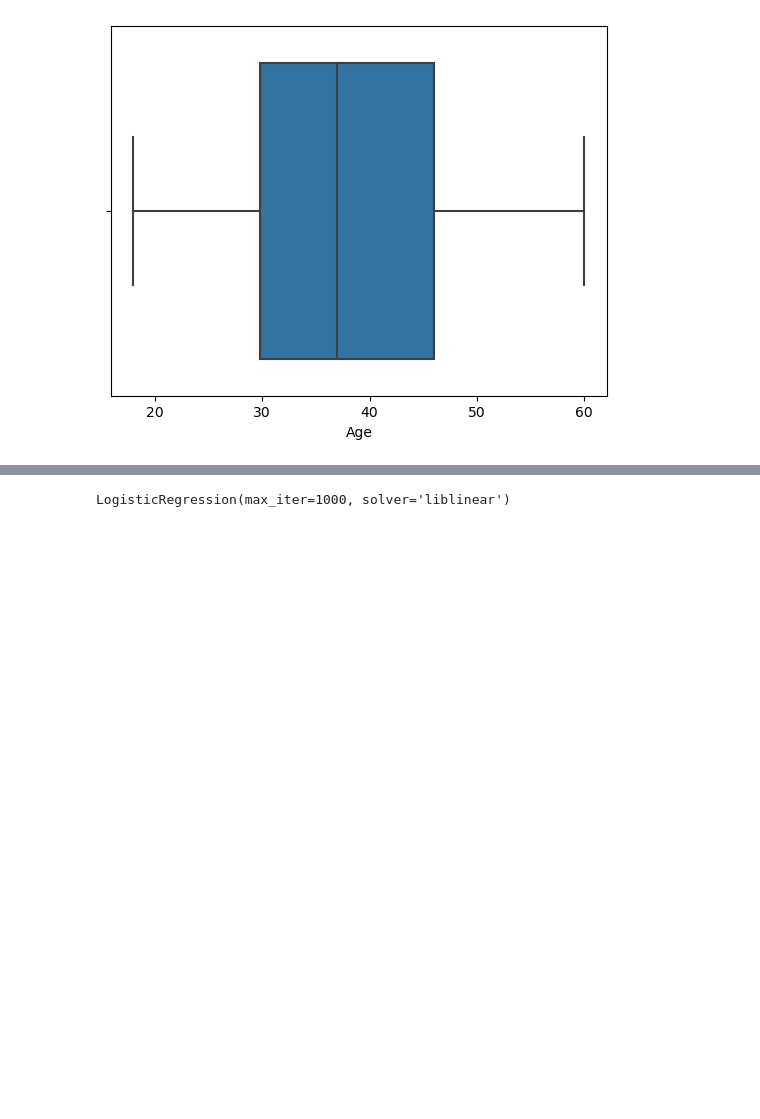
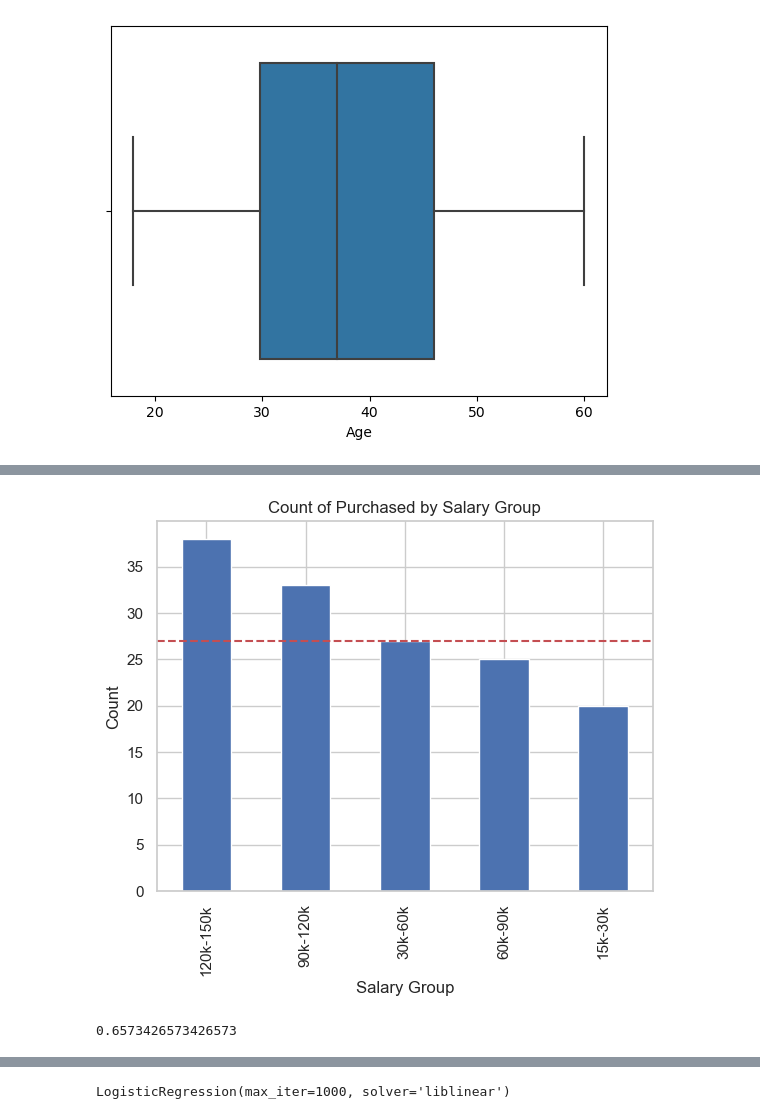
Before and after one commit to ajaysureshcodes/DSA_Assignments, a Jupyter notebook: Ajay Suresh DSA B1 Flask and Deployment.ipynb, the cells around one changed output, grey strips where cells are left out. Saved outputs shown, nothing was run; the diff lists cells and outputs as text; code cells hidden in the pictures; blank space fills up the shorter version.

```diff
--- a/Ajay Suresh DSA B1 Flask and Deployment.ipynb
+++ b/Ajay Suresh DSA B1 Flask and Deployment.ipynb
@@ -107,0 +155,17 @@ plt.show()
+# %%
+sg_p = data.loc[data['Purchased'] == 1, 'Salary_Group'].value_counts()
+sg_p.plot(kind='bar')
+plt.axhline(y=sg_p.median(), color='r', linestyle='--')
+plt.xlabel('Salary Group')
+plt.ylabel('Count')
+plt.title('Count of Purchased by Salary Group')
+plt.show()
+# %% [output]
+[figure, added]
+# %%
+sal_med = data['EstimatedSalary'].median()
+purchase_med_salary = data.loc[data['EstimatedSalary']> sal_med, 'Purchased'].sum()
+total_purchase = data['Purchased'].sum()
+print(purchase_med_salary/total_purchase)
+# %% [output]
+0.6573426573426573
```
Also changed, not shown: parts of 38 cells of this notebook.
